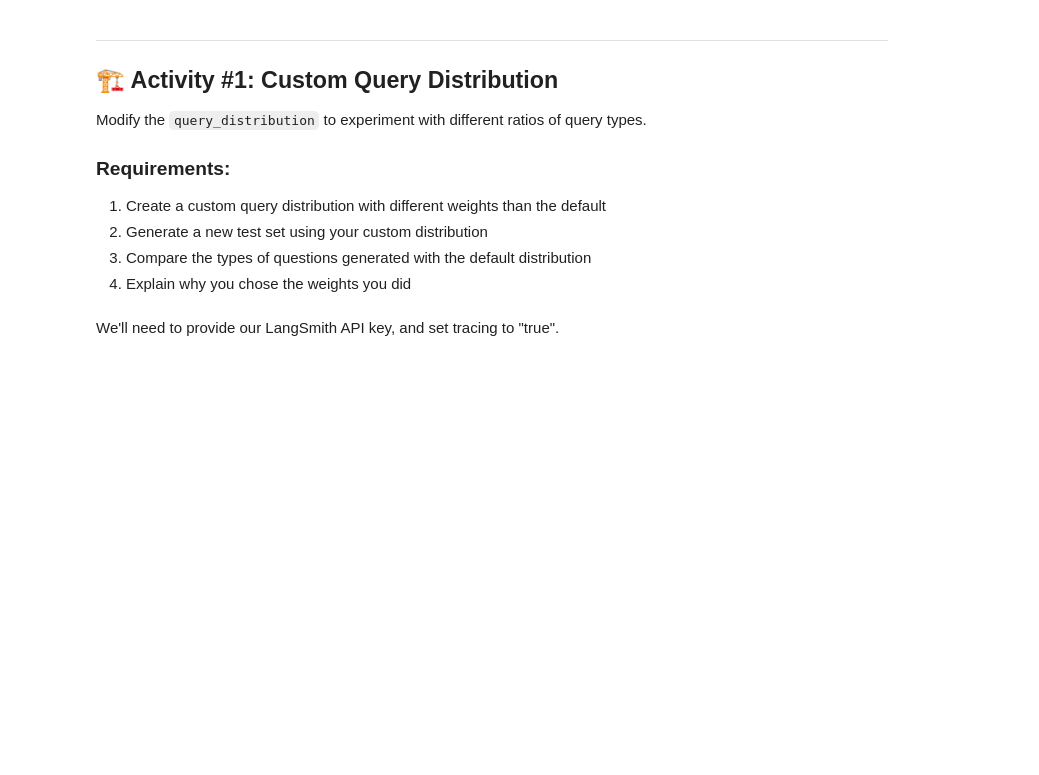
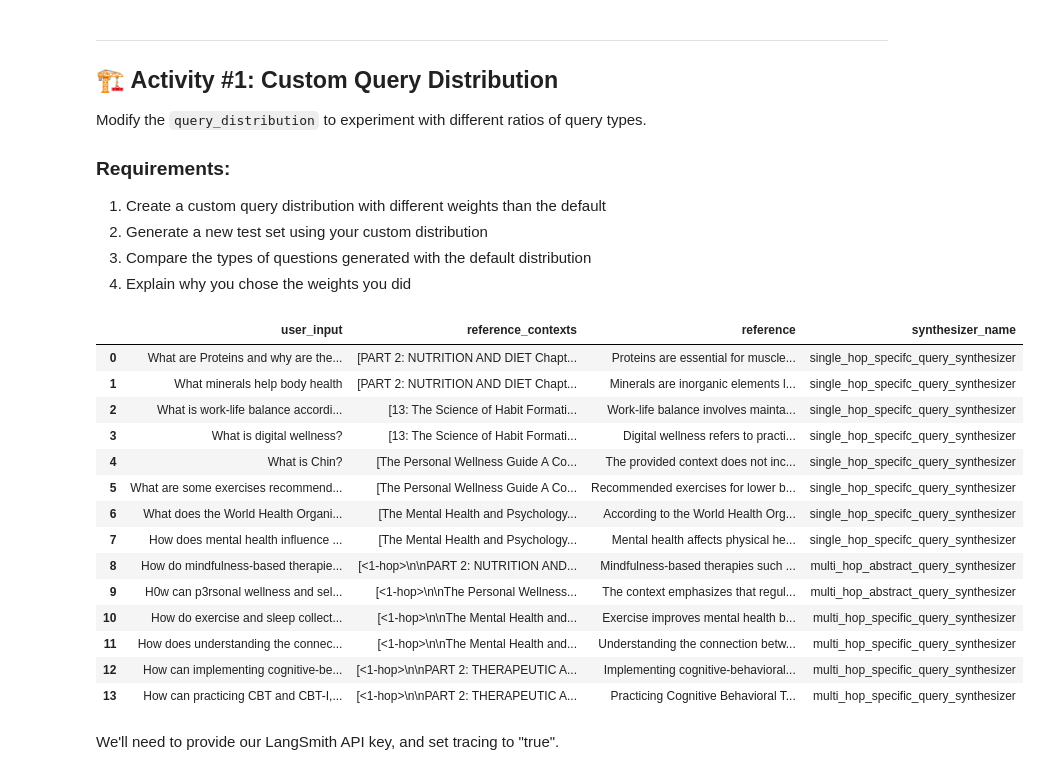
Before and after one commit to akatalinic/AIE9, a Jupyter notebook: 09_Synthetic_Data_Generation_and_LangSmith/Synthetic_Data_Generation_RAGAS_&_LangSmith_Assignment.ipynb, the cells around one changed output. Cells and saved outputs as stored; diff of their text form; code cells hidden in the pictures; blank space fills up the shorter version.

```diff
--- a/09_Synthetic_Data_Generation_and_LangSmith/Synthetic_Data_Generation_RAGAS_&_LangSmith_Assignment.ipynb
+++ b/09_Synthetic_Data_Generation_and_LangSmith/Synthetic_Data_Generation_RAGAS_&_LangSmith_Assignment.ipynb
@@ -274,3 +269,33 @@ Modify the `query_distribution` to experiment with different ratios of query typ
+# %%
+### YOUR CODE HERE ###
+
+# Define a custom query distribution with different weights
+new_query_distribution = [
+        (SingleHopSpecificQuerySynthesizer(llm=generator_llm), 0.6),
+        (MultiHopAbstractQuerySynthesizer(llm=generator_llm), 0.1),
+        (MultiHopSpecificQuerySynthesizer(llm=generator_llm), 0.3),
+]
+# Generate a new test set and compare with the default
+new_testset = generator.generate(testset_size=12, query_distribution=new_query_distribution)
+new_testset.to_pandas()
+
+## In default dataset we had balanced question distribution 4/4/4, in my distribution (8/2/4) the questions are more in favour of singlehop than other two sytnhesizers. The reason I chose this way is that in reality most questions that user ask are direct, no need for multihops or abstract synthesis. This data is pretty straight forward (health/metanl guide), and answers should come from one specific doc/node.I set 0.3 for multihop specific to still test cases where you need to stitch evidence from multiple docs. I tried lowering abscract query synthesizer because those kind of questions are less common. But still in the end we should play more with weights to get the best possible results.
+# %% [output]
+|  | user_input | reference_contexts | reference | synthesizer_name |
+| 0 | What are Proteins and why are the... | [PART 2: NUTRITION AND DIET Chapt... | Proteins are essential for muscle... | single_hop_specifc_query_synthesizer |
+| 1 | What minerals help body health | [PART 2: NUTRITION AND DIET Chapt... | Minerals are inorganic elements l... | single_hop_specifc_query_synthesizer |
+| 2 | What is work-life balance accordi... | [13: The Science of Habit Formati... | Work-life balance involves mainta... | single_hop_specifc_query_synthesizer |
+| 3 | What is digital wellness? | [13: The Science of Habit Formati... | Digital wellness refers to practi... | single_hop_specifc_query_synthesizer |
+| 4 | What is Chin? | [The Personal Wellness Guide A Co... | The provided context does not inc... | single_hop_specifc_query_synthesizer |
+| 5 | What are some exercises recommend... | [The Personal Wellness Guide A Co... | Recommended exercises for lower b... | single_hop_specifc_query_synthesizer |
+| 6 | What does the World Health Organi... | [The Mental Health and Psychology... | According to the World Health Org... | single_hop_specifc_query_synthesizer |
+| 7 | How does mental health influence ... | [The Mental Health and Psychology... | Mental health affects physical he... | single_hop_specifc_query_synthesizer |
+| 8 | How do mindfulness-based therapie... | [<1-hop>\n\nPART 2: NUTRITION AND... | Mindfulness-based therapies such ... | multi_hop_abstract_query_synthesizer |
+| 9 | H0w can p3rsonal wellness and sel... | [<1-hop>\n\nThe Personal Wellness... | The context emphasizes that regul... | multi_hop_abstract_query_synthesizer |
+| 10 | How do exercise and sleep collect... | [<1-hop>\n\nThe Mental Health and... | Exercise improves mental health b... | multi_hop_specific_query_synthesizer |
+| 11 | How does understanding the connec... | [<1-hop>\n\nThe Mental Health and... | Understanding the connection betw... | multi_hop_specific_query_synthesizer |
+| 12 | How can implementing cognitive-be... | [<1-hop>\n\nPART 2: THERAPEUTIC A... | Implementing cognitive-behavioral... | multi_hop_specific_query_synthesizer |
+| 13 | How can practicing CBT and CBT-I,... | [<1-hop>\n\nPART 2: THERAPEUTIC A... | Practicing Cognitive Behavioral T... | multi_hop_specific_query_synthesizer |
 # %% [markdown]
 We'll need to provide our LangSmith API key, and set tracing to "true".
 # %% [markdown]
```
Also changed, not shown: parts of 7 cells of this notebook, 1 other file.
